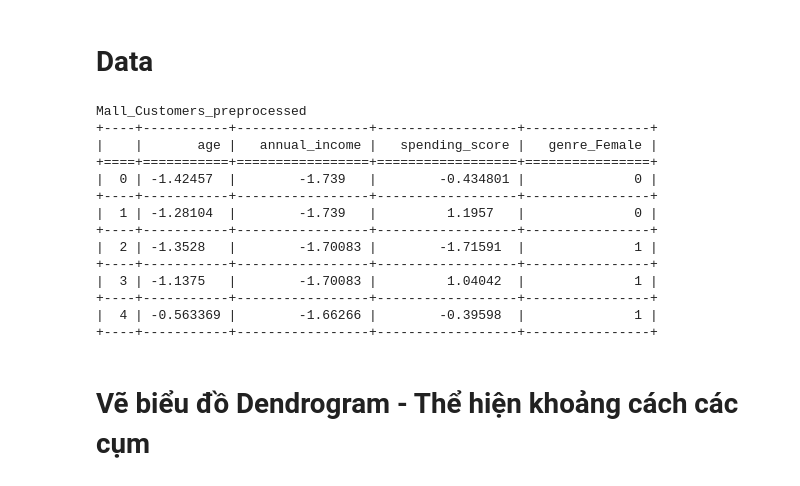
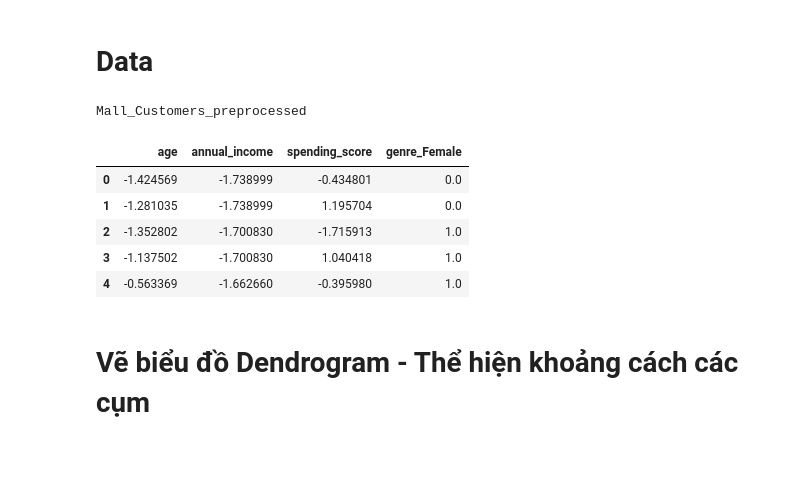
Before and after one commit to Avcuongy/Affinity-Propagation-ML-UEH, a Jupyter notebook: Notebooks/Comparision/2_Comparision_Agglomerative.ipynb, the cells around one changed output. Cells and saved outputs as stored; diff of their text form; code cells hidden in the pictures; blank space fills up the shorter version.

```diff
--- a/Notebooks/Comparision/2_Comparision_Agglomerative.ipynb
+++ b/Notebooks/Comparision/2_Comparision_Agglomerative.ipynb
@@ -39,29 +32,22 @@ from optuna.pruners import MedianPruner
 # %% [markdown]
 # Data
 # %%
-df = pd.read_csv("C:/Users/Hali/Documents/Python/Mall_Customers_preprocessed.csv")
+df = pd.read_csv("D:\_Dev\_Group Project\Affinity-Propagation-ML-UEH\Data\Mall Customers\Mall_Customers_preprocessed.csv")
 X = df.drop(columns=["customerid"])
 # %%
 data = df.drop(columns=["customerid",],axis=1,)
 X = data.copy()
 # %%
 print(f"Mall_Customers_preprocessed")
-print(tabulate(X.head(), headers='keys', tablefmt='grid'))
+data.head()
 # %% [output]
 Mall_Customers_preprocessed
-+----+-----------+-----------------+------------------+----------------+
-|    |       age |   annual_income |   spending_score |   genre_Female |
-+====+===========+=================+==================+================+
-|  0 | -1.42457  |        -1.739   |        -0.434801 |              0 |
-+----+-----------+-----------------+------------------+----------------+
-|  1 | -1.28104  |        -1.739   |         1.1957   |              0 |
-+----+-----------+-----------------+------------------+----------------+
-|  2 | -1.3528   |        -1.70083 |        -1.71591  |              1 |
-+----+-----------+-----------------+------------------+----------------+
-|  3 | -1.1375   |        -1.70083 |         1.04042  |              1 |
-+----+-----------+-----------------+------------------+----------------+
-|  4 | -0.563369 |        -1.66266 |        -0.39598  |              1 |
-+----+-----------+-----------------+------------------+----------------+
+|  | age | annual_income | spending_score | genre_Female |
+| 0 | -1.424569 | -1.738999 | -0.434801 | 0.0 |
+| 1 | -1.281035 | -1.738999 | 1.195704 | 0.0 |
+| 2 | -1.352802 | -1.700830 | -1.715913 | 1.0 |
+| 3 | -1.137502 | -1.700830 | 1.040418 | 1.0 |
+| 4 | -0.563369 | -1.662660 | -0.395980 | 1.0 |
 # %% [markdown]
 # Vẽ biểu đồ Dendrogram - Thể hiện khoảng cách các cụm
 # %%
```
Also changed, not shown: parts of 40 cells of this notebook, 3 other files.
